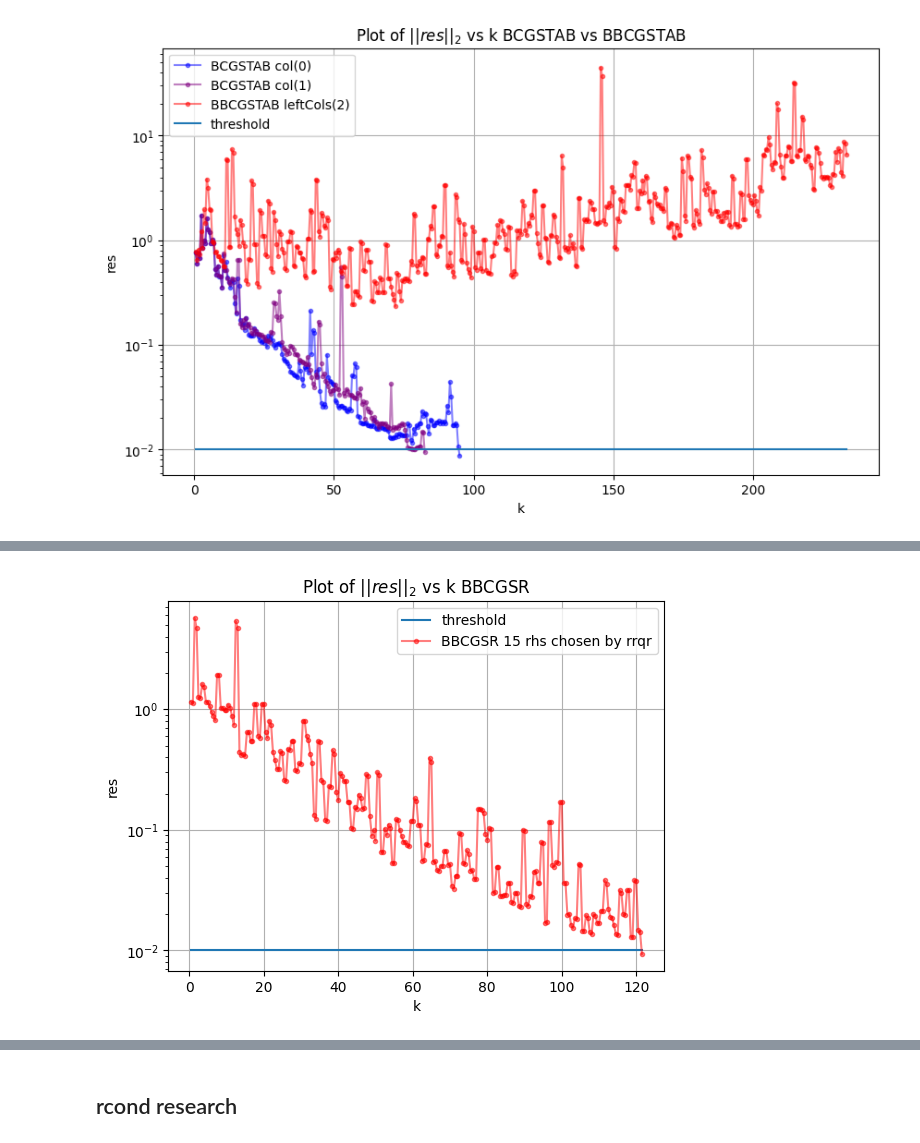
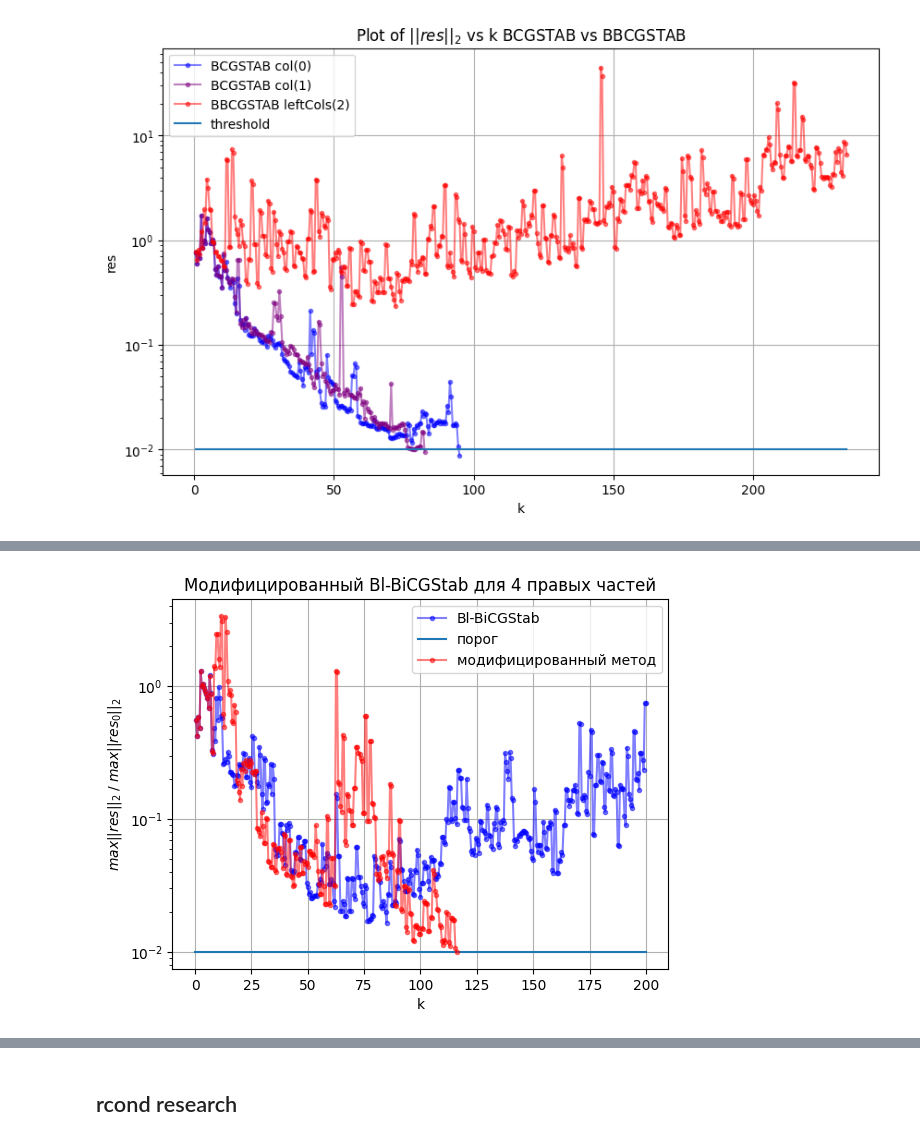
Before and after one commit to KozlovNA/BiCG_with_BLAS, a Jupyter notebook: BBCGSTAB_analisys.ipynb, the cells around one changed output, grey strips where cells are left out. Cells and saved outputs as stored; diff of their text form; code cells hidden in the pictures.

```diff
--- a/BBCGSTAB_analisys.ipynb
+++ b/BBCGSTAB_analisys.ipynb
@@ -180,64 +281,55 @@ else:
 # %%
 import pandas as pd
 import matplotlib.pyplot as plt
 import numpy as np
 
-# Load the CSV file
-# Replace 'your_file.csv' with the path to your CSV file
-# csv_file_path = './output/BBCGSTAB_logs.csv'
-# data = pd.read_csv(csv_file_path)
-
-# # Check if the required columns exist
-# if 'k' in data.columns and 'res_max2norm_rel' in data.columns:
-#     # Extract the columns
-#     x = data['k']
-#     y = data['res_max2norm_rel']
-
-#     # Create the plot
-#     plt.figure(figsize=(10, 6))
-
-#     plt.plot(x, y, marker='o', markersize=3, linestyle='-', color='b',alpha=0.5, label='BBCGS 0, 51, 102, 154, 205, 257, 308')
-
-#     plt.semilogy()
-
-#     # Show grid
-#     plt.grid()
-
-# else:
-#     print("The required columns 'k' and 'res_2norm' are not in the CSV file.")
-
-###############################
-
-# Load the CSV file
-# Replace 'your_file.csv' with the path to your CSV file
-csv_file_path = './output/BBCGSR_logs.csv'
+csv_file_path = './output/tezisi/many_rhs_bicgstab/4.csv'
 data = pd.read_csv(csv_file_path)
 
 # Check if the required columns exist
 if 'k' in data.columns and 'res_max2norm_rel' in data.columns:
     # Extract the columns
-    x = data['k']
+    x = np.array(data['k'])
+    sum_k += x[-1]
+    y = data['res_max2norm_rel']
+    max_k = 400
+    plt.plot(x[0:max_k], y[0:max_k], marker='o', markersize=3, linestyle='-', color='blue',alpha=0.5,label="Bl-BiCGStab")
+    plt.semilogy()
+
+else:
+    print("The required columns 'k' and 'res_2norm' are not in the CSV.")
+
+###############################
+
+csv_file_path = './output/tezisi/many_rhs_bicgstabregul/4.csv'
+
+data = pd.read_csv(csv_file_path)
+
+# Check if the required columns exist
+if 'k' in data.columns and 'res_max2norm_rel' in data.columns:
+    # Extract the columns
+    x = np.array(data['k'])
     y = data['res_max2norm_rel']
     # Create the plot
     # plt.figure(figsize=(10, 6))
-    eps = 0.01*np.ones(len(x))
-    plt.plot(x, eps, label='threshold')
-    plt.plot(x, y, marker='o', markersize=3, linestyle='-', color='r', alpha=0.5, label='BBCGSR 15 rhs chosen by rrqr')
+    eps = 0.01*np.ones(400)
+    plt.plot([0,200], [0.01, 0.01], label='порог')
+    plt.plot(x, y, marker='o', markersize=3, linestyle='-', color='r', alpha=0.5, label='модифицированный метод')
     # Adding titles and labels
-    plt.title(r'Plot of $||res||_2$ vs k BBCGSR')
+    plt.title('Модифицированный Bl-BiCGStab для 4 правых частей')
     plt.xlabel('k')
-    plt.ylabel('res')
+    plt.ylabel(r'$max||res||_2 \; / \; max||res_0||_2 $')
     plt.semilogy()
 
     # Show grid
     plt.grid()
 
     # Add legend
     plt.legend()
 
     plt.show()
     # Show the plot
 else:
     print("The required columns 'k' and 'res_2norm' are not in the CSV file.")
 # %% [output]
-[figure, old version]
+[figure, new version]
```
Also changed, not shown: parts of 4 cells of this notebook, 8 other files.
